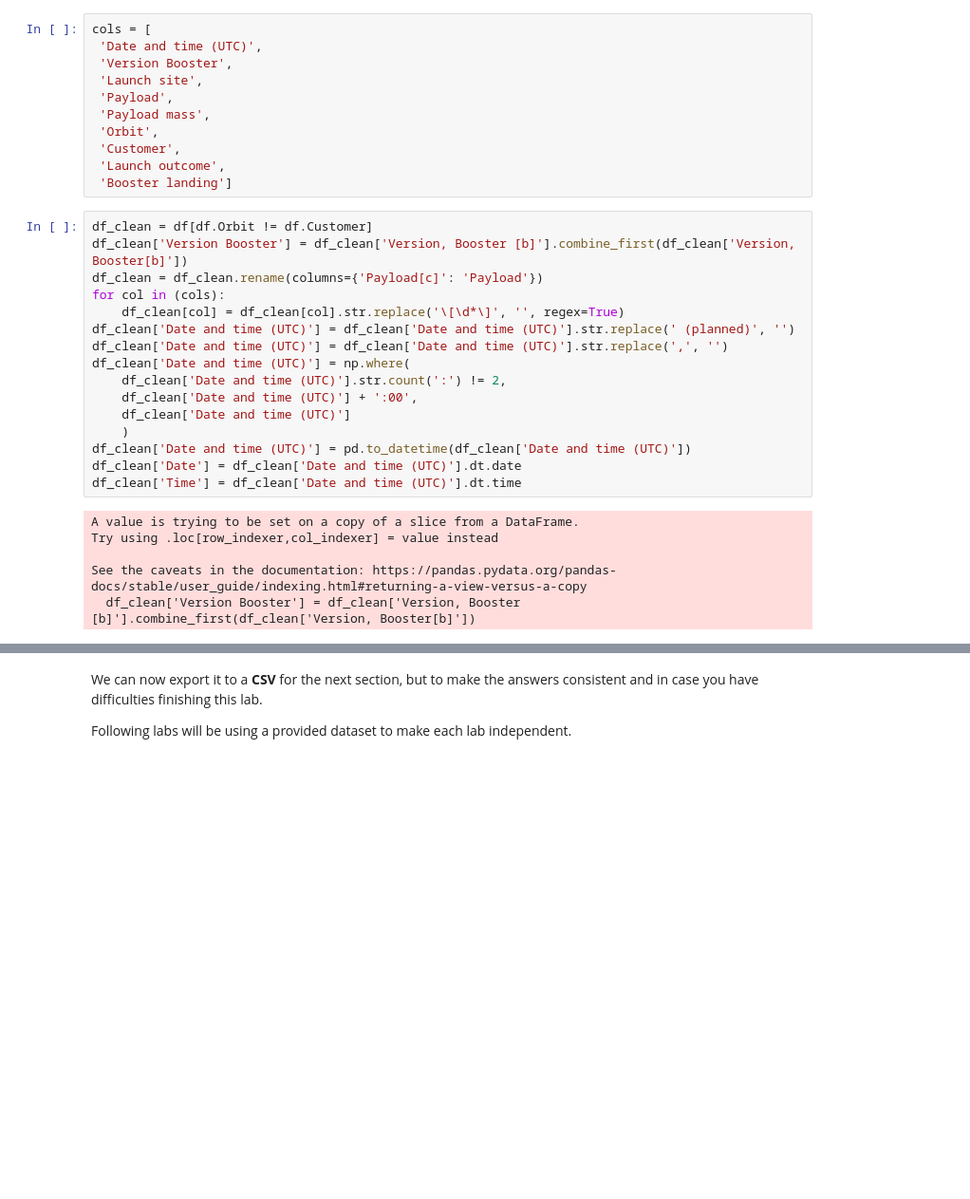
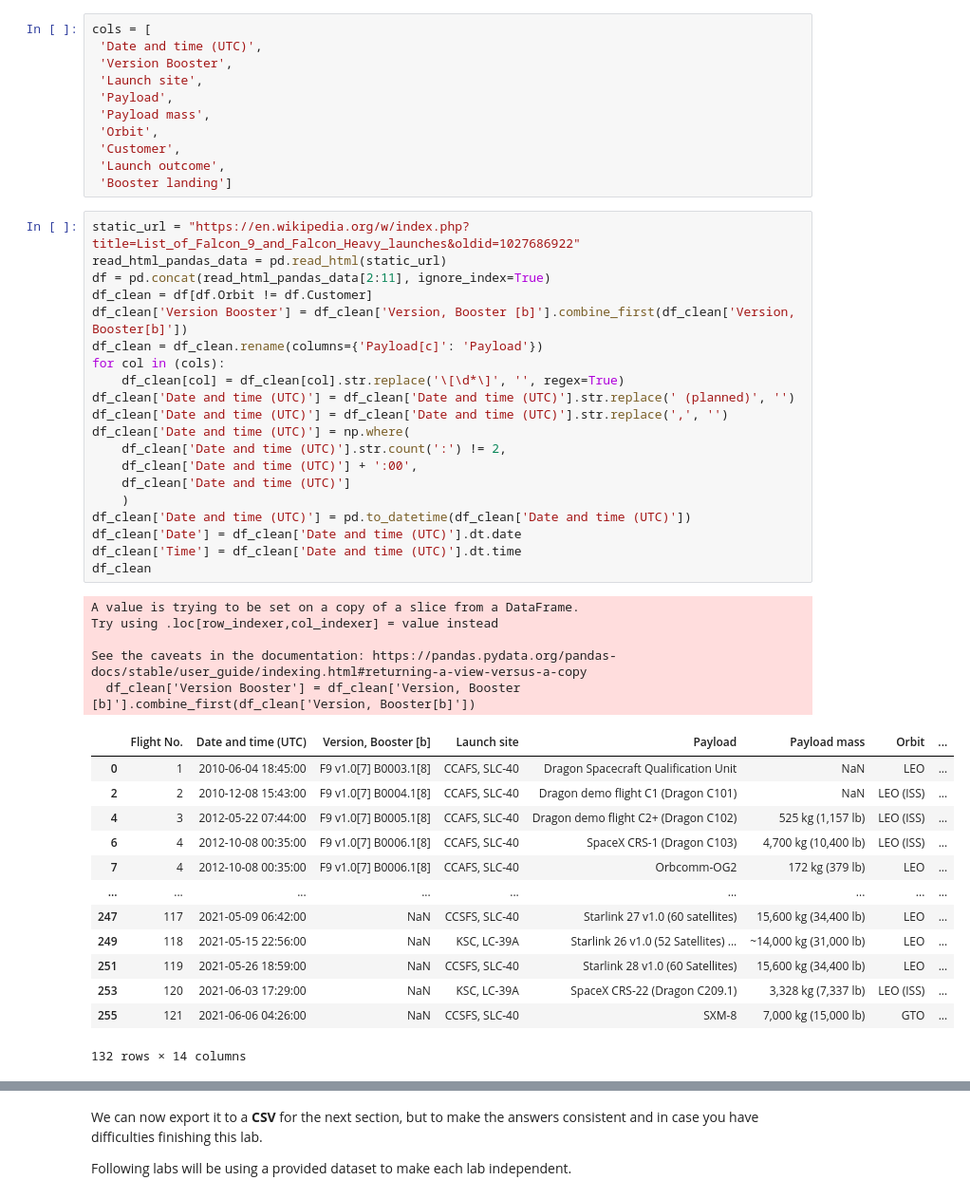
Before and after one commit to ksemiya/coursera, a Jupyter notebook: Applied Data Science Capstone/jupyter-labs-webscraping.ipynb, the cells around one changed output, grey strips where cells are left out. Shown at 95% size. Saved outputs shown, nothing was run; the diff lists cells and outputs as text; blank space fills up the shorter version.

```diff
--- a/Applied Data Science Capstone/jupyter-labs-webscraping.ipynb
+++ b/Applied Data Science Capstone/jupyter-labs-webscraping.ipynb
@@ -259,24 +255,41 @@ cols = [
  'Launch outcome',
  'Booster landing']
 # %%
+static_url = "https://en.wikipedia.org/w/index.php?title=List_of_Falcon_9_and_Falcon_Heavy_launches&oldid=1027686922"
+read_html_pandas_data = pd.read_html(static_url)
+df = pd.concat(read_html_pandas_data[2:11], ignore_index=True)
 df_clean = df[df.Orbit != df.Customer]
 df_clean['Version Booster'] = df_clean['Version, Booster [b]'].combine_first(df_clean['Version, Booster[b]'])
 df_clean = df_clean.rename(columns={'Payload[c]': 'Payload'})
 for col in (cols):
     df_clean[col] = df_clean[col].str.replace('\[\d*\]', '', regex=True)
 df_clean['Date and time (UTC)'] = df_clean['Date and time (UTC)'].str.replace(' (planned)', '')
 df_clean['Date and time (UTC)'] = df_clean['Date and time (UTC)'].str.replace(',', '')
 df_clean['Date and time (UTC)'] = np.where(
     df_clean['Date and time (UTC)'].str.count(':') != 2,
     df_clean['Date and time (UTC)'] + ':00',
     df_clean['Date and time (UTC)']
     )
 df_clean['Date and time (UTC)'] = pd.to_datetime(df_clean['Date and time (UTC)'])
 df_clean['Date'] = df_clean['Date and time (UTC)'].dt.date
 df_clean['Time'] = df_clean['Date and time (UTC)'].dt.time
+df_clean
 # %% [output]
 A value is trying to be set on a copy of a slice from a DataFrame.
 Try using .loc[row_indexer,col_indexer] = value instead
 
 See the caveats in the documentation: https://pandas.pydata.org/pandas-docs/stable/user_guide/indexing.html#returning-a-view-versus-a-copy
   df_clean['Version Booster'] = df_clean['Version, Booster [b]'].combine_first(df_clean['Version, Booster[b]'])
+|  | Flight No. | Date and time (UTC) | Version, Booster [b] | Launch site | Payload | Payload mass | Orbit | ... |
+| 0 | 1 | 2010-06-04 18:45:00 | F9 v1.0[7] B0003.1[8] | CCAFS, SLC-40 | Dragon Spacecraft Qualification Unit | NaN | LEO | ... |
+| 2 | 2 | 2010-12-08 15:43:00 | F9 v1.0[7] B0004.1[8] | CCAFS, SLC-40 | Dragon demo flight C1 (Dragon C101) | NaN | LEO (ISS) | ... |
+| 4 | 3 | 2012-05-22 07:44:00 | F9 v1.0[7] B0005.1[8] | CCAFS, SLC-40 | Dragon demo flight C2+ (Dragon C102) | 525 kg (1,157 lb) | LEO (ISS) | ... |
+| 6 | 4 | 2012-10-08 00:35:00 | F9 v1.0[7] B0006.1[8] | CCAFS, SLC-40 | SpaceX CRS-1 (Dragon C103) | 4,700 kg (10,400 lb) | LEO (ISS) | ... |
+| 7 | 4 | 2012-10-08 00:35:00 | F9 v1.0[7] B0006.1[8] | CCAFS, SLC-40 | Orbcomm-OG2 | 172 kg (379 lb) | LEO | ... |
+| ... | ... | ... | ... | ... | ... | ... | ... | ... |
+| 247 | 117 | 2021-05-09 06:42:00 | NaN | CCSFS, SLC-40 | Starlink 27 v1.0 (60 satellites) | 15,600 kg (34,400 lb) | LEO | ... |
+| 249 | 118 | 2021-05-15 22:56:00 | NaN | KSC, LC-39A | Starlink 26 v1.0 (52 Satellites) ... | ~14,000 kg (31,000 lb) | LEO | ... |
+| 251 | 119 | 2021-05-26 18:59:00 | NaN | CCSFS, SLC-40 | Starlink 28 v1.0 (60 Satellites) | 15,600 kg (34,400 lb) | LEO | ... |
+| 253 | 120 | 2021-06-03 17:29:00 | NaN | KSC, LC-39A | SpaceX CRS-22 (Dragon C209.1) | 3,328 kg (7,337 lb) | LEO (ISS) | ... |
+| 255 | 121 | 2021-06-06 04:26:00 | NaN | CCSFS, SLC-40 | SXM-8 | 7,000 kg (15,000 lb) | GTO | ... |
+132 rows × 14 columns
```
Also changed, not shown: parts of 4 cells of this notebook, 1 other file.
